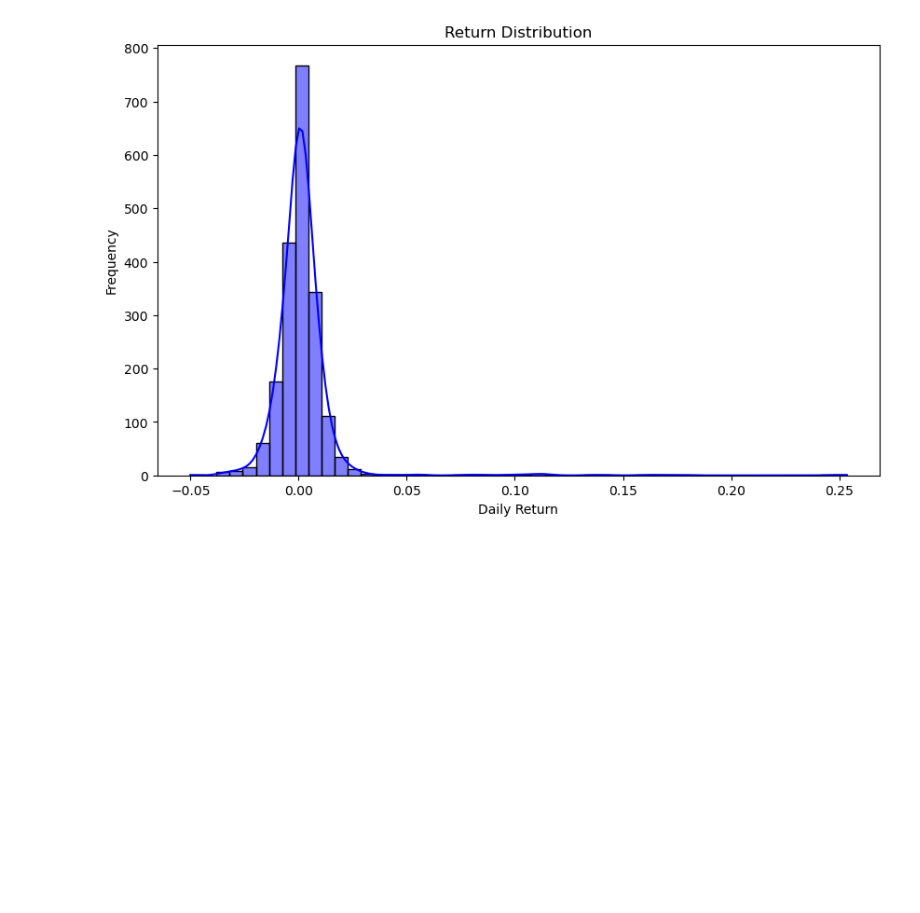
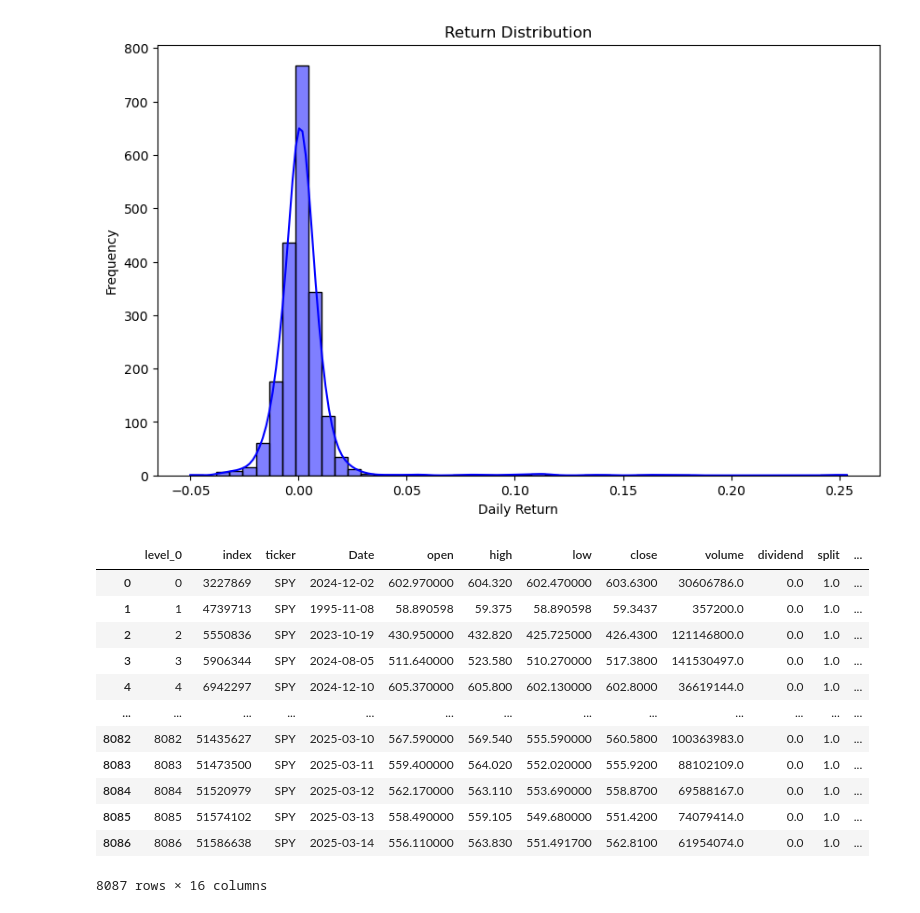
Before and after one commit to mschaefer77/MF-Project, a Jupyter notebook: Total_overall_hedge.ipynb, the cells around one changed output. Saved outputs shown, nothing was run; the diff lists cells and outputs as text; code cells hidden in the pictures; blank space fills up the shorter version.

```diff
--- a/Total_overall_hedge.ipynb
+++ b/Total_overall_hedge.ipynb
@@ -299,3 +302,19 @@ Notes:
 [figure]
 [figure]
 [figure]
+# %%
+spy_df
+# %% [output]
+|  | level_0 | index | ticker | Date | open | high | low | close | volume | dividend | split | ... |
+| 0 | 0 | 3227869 | SPY | 2024-12-02 | 602.970000 | 604.320 | 602.470000 | 603.6300 | 30606786.0 | 0.0 | 1.0 | ... |
+| 1 | 1 | 4739713 | SPY | 1995-11-08 | 58.890598 | 59.375 | 58.890598 | 59.3437 | 357200.0 | 0.0 | 1.0 | ... |
+| 2 | 2 | 5550836 | SPY | 2023-10-19 | 430.950000 | 432.820 | 425.725000 | 426.4300 | 121146800.0 | 0.0 | 1.0 | ... |
+| 3 | 3 | 5906344 | SPY | 2024-08-05 | 511.640000 | 523.580 | 510.270000 | 517.3800 | 141530497.0 | 0.0 | 1.0 | ... |
+| 4 | 4 | 6942297 | SPY | 2024-12-10 | 605.370000 | 605.800 | 602.130000 | 602.8000 | 36619144.0 | 0.0 | 1.0 | ... |
+| ... | ... | ... | ... | ... | ... | ... | ... | ... | ... | ... | ... | ... |
+| 8082 | 8082 | 51435627 | SPY | 2025-03-10 | 567.590000 | 569.540 | 555.590000 | 560.5800 | 100363983.0 | 0.0 | 1.0 | ... |
+| 8083 | 8083 | 51473500 | SPY | 2025-03-11 | 559.400000 | 564.020 | 552.020000 | 555.9200 | 88102109.0 | 0.0 | 1.0 | ... |
+| 8084 | 8084 | 51520979 | SPY | 2025-03-12 | 562.170000 | 563.110 | 553.690000 | 558.8700 | 69588167.0 | 0.0 | 1.0 | ... |
+| 8085 | 8085 | 51574102 | SPY | 2025-03-13 | 558.490000 | 559.105 | 549.680000 | 551.4200 | 74079414.0 | 0.0 | 1.0 | ... |
+| 8086 | 8086 | 51586638 | SPY | 2025-03-14 | 556.110000 | 563.830 | 551.491700 | 562.8100 | 61954074.0 | 0.0 | 1.0 | ... |
+8087 rows × 16 columns
```
Also changed, not shown: parts of 9 cells of this notebook.
